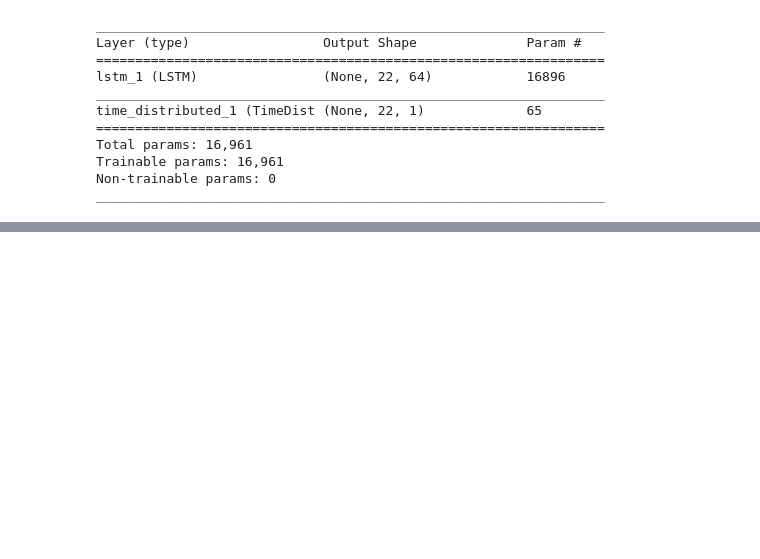
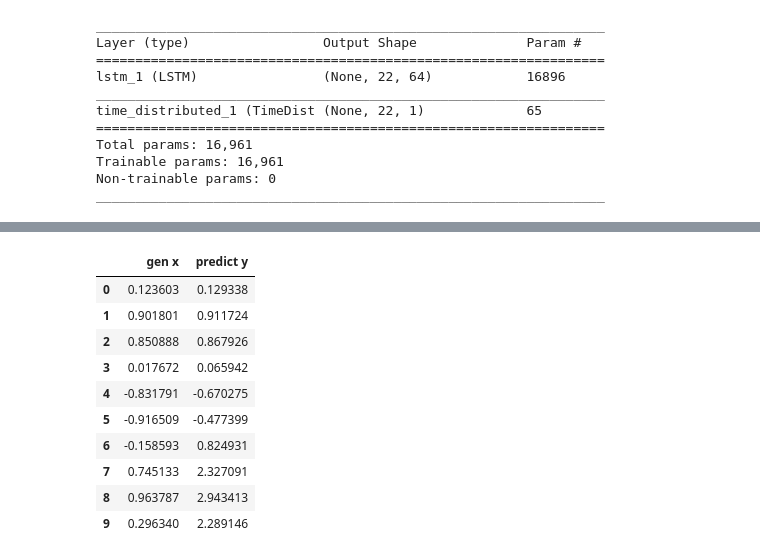
Before and after one commit to thepaulm/lstm, a Jupyter notebook: Keras LSTM.ipynb, the cells around one changed output, grey strips where cells are left out. Drawn from its saved outputs; the diff is of its cells as text; code cells hidden in the pictures; blank space fills up the shorter version.

```diff
--- a/Keras LSTM.ipynb
+++ b/Keras LSTM.ipynb
@@ -52,0 +95,16 @@ _________________________________________________________________
+# %%
+showpoints=10
+# %%
+pd.DataFrame({'predict y':pfy[:showpoints], 'gen x':fx[:showpoints]})
+# %% [output]
+|  | gen x | predict y |
+| 0 | 0.123603 | 0.129338 |
+| 1 | 0.901801 | 0.911724 |
+| 2 | 0.850888 | 0.867926 |
+| 3 | 0.017672 | 0.065942 |
+| 4 | -0.831791 | -0.670275 |
+| 5 | -0.916509 | -0.477399 |
+| 6 | -0.158593 | 0.824931 |
+| 7 | 0.745133 | 2.327091 |
+| 8 | 0.963787 | 2.943413 |
+| 9 | 0.296340 | 2.289146 |
```
Also changed, not shown: parts of 16 cells of this notebook, 2 other files.
